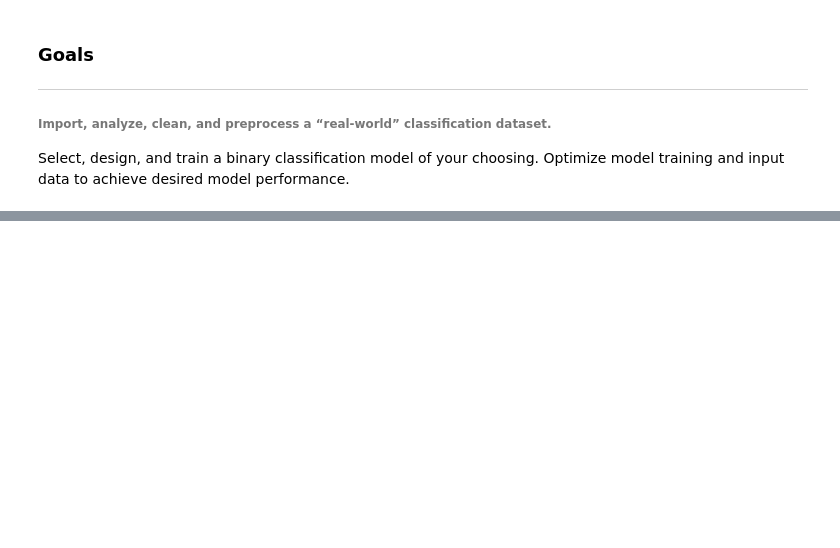
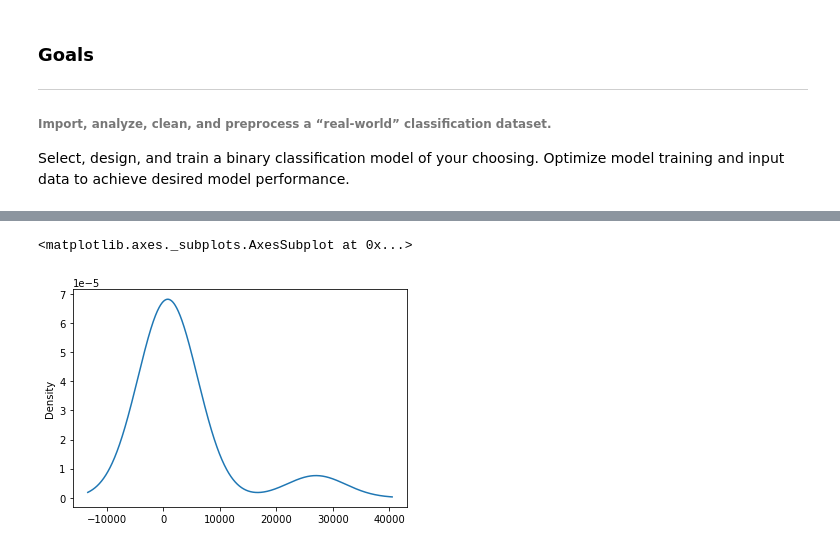
Before and after one commit to TrentBrunson/Neural_Networks, a Jupyter notebook: AlphabetSoupChall.ipynb, the cells around one changed output, grey strips where cells are left out. Cells and saved outputs as stored; diff of their text form; code cells hidden in the pictures; blank space fills up the shorter version.

```diff
--- a/AlphabetSoupChall.ipynb
+++ b/AlphabetSoupChall.ipynb
@@ -26,0 +143,9 @@ loans_df.head()
+# %%
+# binning values less than 150
+app_type_bin = list(app_type_count[app_type_count < 150].index)
+
+# replace the small outliers and place in "OTHER" categors
+for i in app_type_bin:
+    charity_df.APPLICATION_TYPE = charity_df.APPLICATION_TYPE.replace(i, "OTHER")
+
+charity_df.APPLICATION_TYPE.value_counts()
@@ -26,0 +164,5 @@ loans_df.head()
+# %%
+charity_df.APPLICATION_TYPE.value_counts().plot.density()
+# %% [output]
+<matplotlib.axes._subplots.AxesSubplot at 0x...>
+[figure, added]
```
Also changed, not shown: parts of 21 cells of this notebook.
